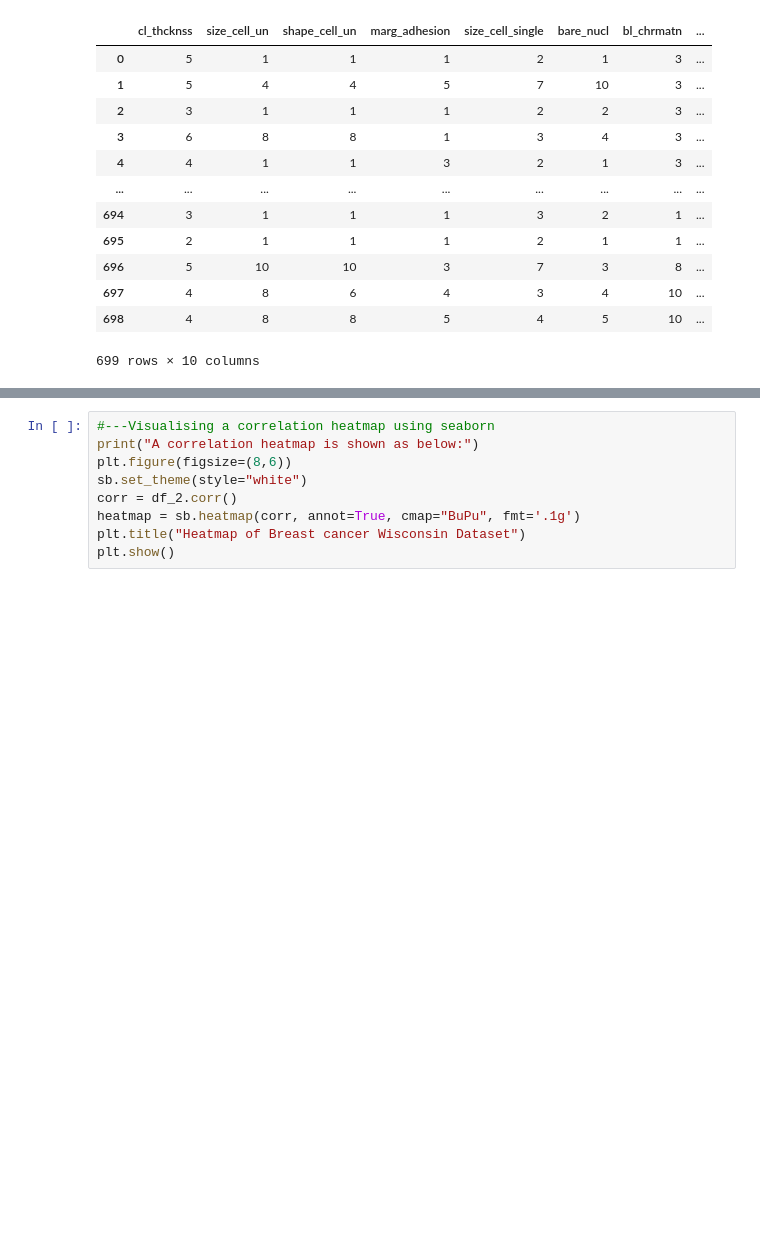
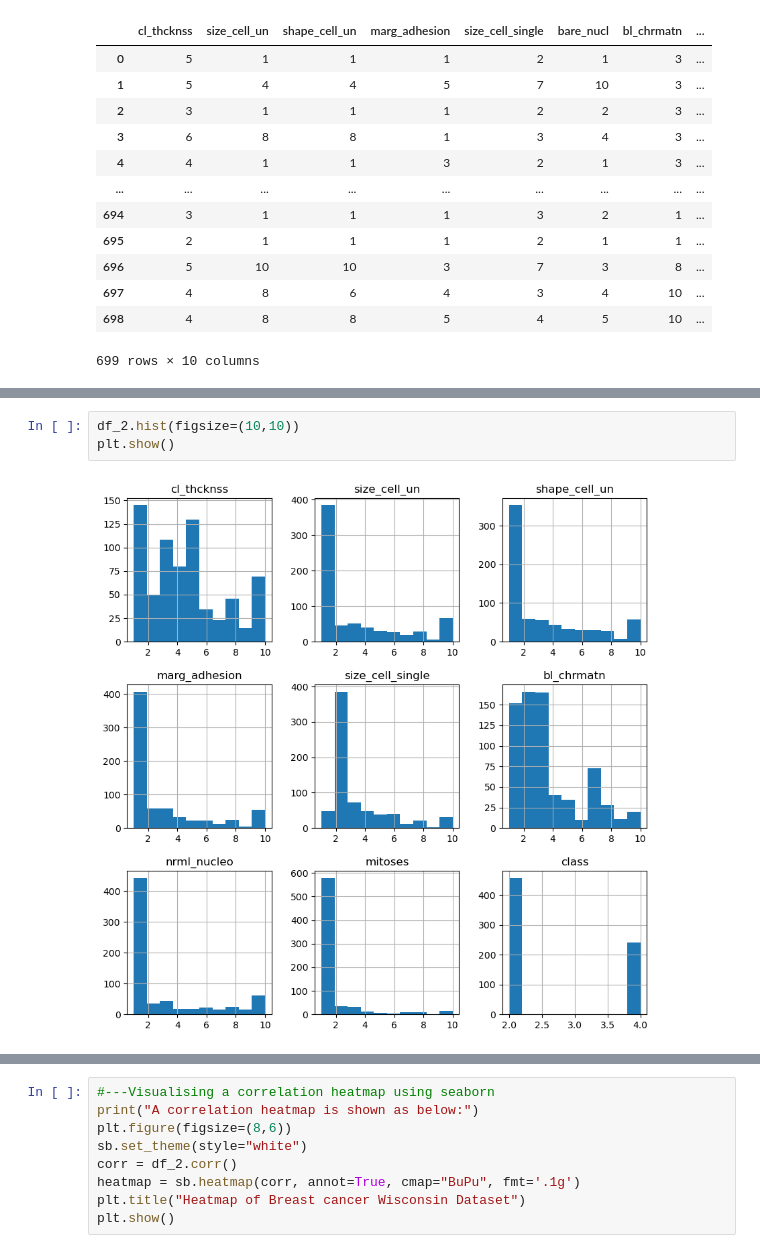
Before and after one commit to drmayu7/303A_machinelearning, a Jupyter notebook: Notebooks/Narmathaa.ipynb, the cells around one changed output, grey strips where cells are left out. Cells and saved outputs as stored; diff of their text form; blank space fills up the shorter version.

```diff
--- a/Notebooks/Narmathaa.ipynb
+++ b/Notebooks/Narmathaa.ipynb
@@ -163,0 +199,5 @@ df_2.describe()
+# %%
+df_2.hist(figsize=(10,10))
+plt.show()
+# %% [output]
+[figure, added]
```
Also changed, not shown: parts of 7 cells of this notebook.
